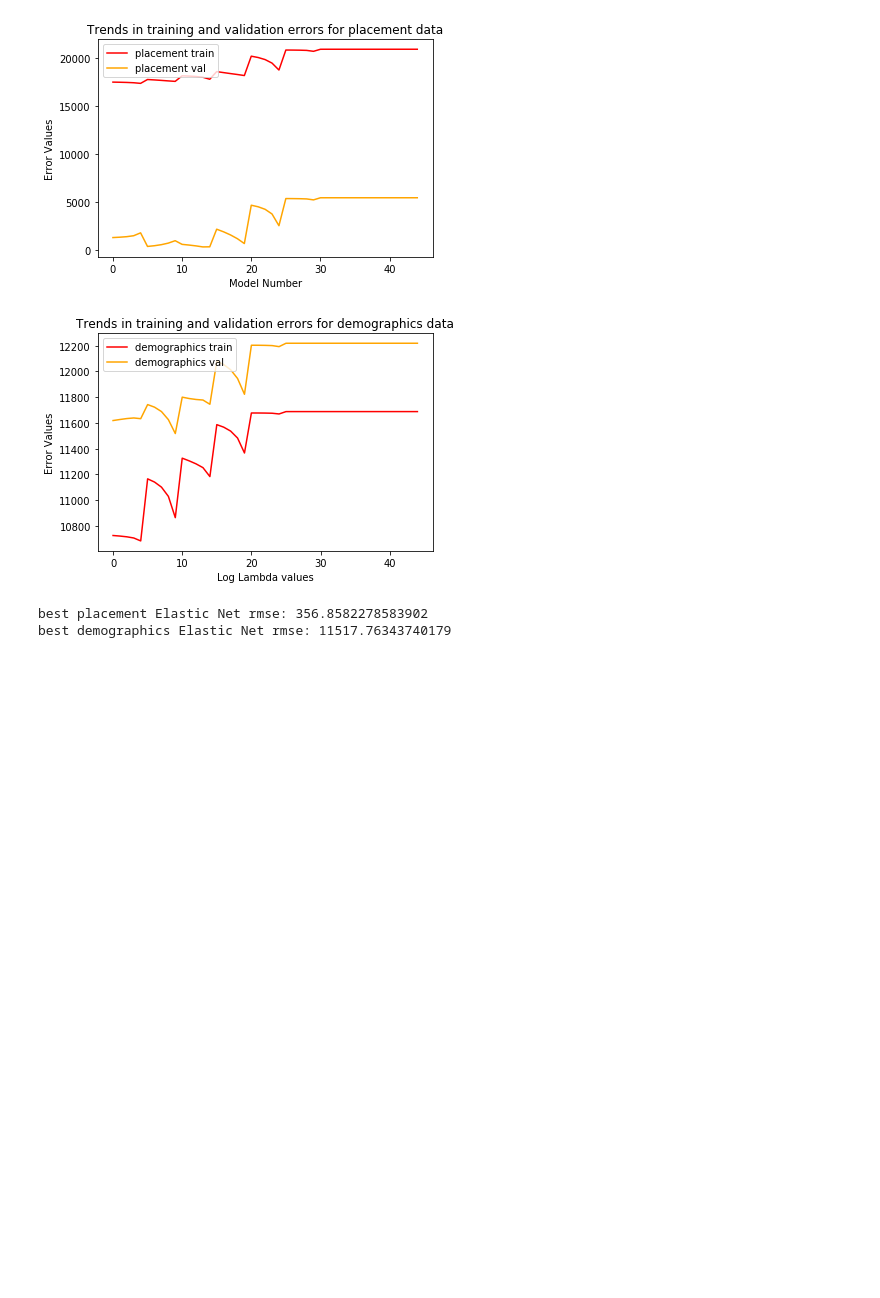
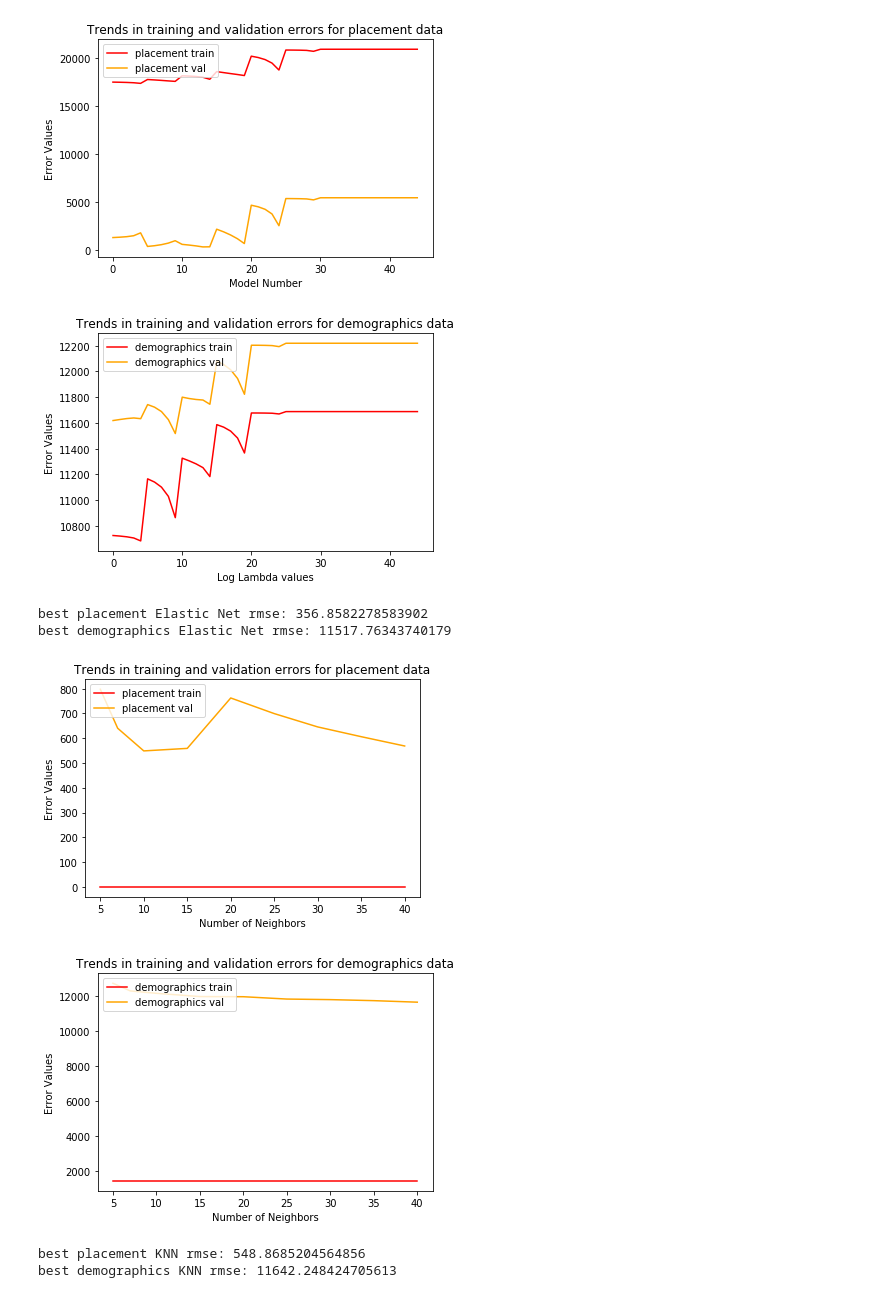
Before and after one commit to Zoheb0707/CSE_546_Project, a Jupyter notebook: ML model testing.ipynb, the cells around one changed output. Cells and saved outputs as stored; diff of their text form; code cells hidden in the pictures; blank space fills up the shorter version.

Commit message:
tested KNN, left SVM and Kernel

```diff
--- a/ML model testing.ipynb
+++ b/ML model testing.ipynb
@@ -369,5 +383,79 @@ print('best demographics Elastic Net rmse: ' + str(best_demographics_net_rmse))
 [figure]
 best placement Elastic Net rmse: 356.8582278583902
 best demographics Elastic Net rmse: 11517.76343740179
+# %%
+'''
+Test KNN regression
+'''
+from sklearn.neighbors import KNeighborsRegressor as KNN
+
+placement_train_rmse_list = []
+placement_val_rmse_list = []
+demographics_train_rmse_list = []
+demographics_val_rmse_list = []
+
+n_neighbors_list = [5,7,10,15,20,25,30,35,40]
+weights = 'distance'
+algorithm = 'auto'
+
+
+best_placement_KNN_model = None
+best_placement_KNN_R_sq = -float('Inf')
+best_placement_KNN_rmse = float('Inf')
+
+best_demographics_KNN_model = None
+best_demographics_KNN_R_sq = -float('Inf')
+best_demographics_KNN_rmse = float('Inf')
+
+for n_neighbors in n_neighbors_list:
+    KNN_Model = KNN(n_neighbors = n_neighbors, weights = weights, algorithm = algorithm)
+
+    KNN_Model.fit(placement_train_X,placement_train_Y)
+    current_placement_R_sq = KNN_Model.score(placement_train_X,placement_train_Y)
+    current_placement_train_rmse = RMSE(KNN_Model.predict(placement_train_X),placement_train_Y)
+    current_placement_val_rmse = RMSE(KNN_Model.predict(placement_val_X),placement_val_Y)
+    placement_train_rmse_list.append(current_placement_train_rmse)
+    placement_val_rmse_list.append(current_placement_val_rmse)
+
+    if current_placement_val_rmse < best_placement_KNN_rmse:
+        best_placement_KNN_model = KNN_Model
+        best_placement_KNN_R_sq = current_placement_R_sq
+        best_placement_KNN_rmse = current_placement_val_rmse
+
+    KNN_Model.fit(demographics_train_X,demographics_train_Y)
+    current_demographics_R_sq = KNN_Model.score(demographics_train_X,demographics_train_Y)
+    current_demographics_train_rmse = RMSE(KNN_Model.predict(demographics_train_X),demographics_train_Y)
+    current_demographics_val_rmse = RMSE(KNN_Model.predict(demographics_val_X),demographics_val_Y)
+    demographics_train_rmse_list.append(current_demographics_train_rmse)
+    demographics_val_rmse_list.append(current_demographics_val_rmse)
+
+    if current_demographics_val_rmse < best_demographics_KNN_rmse:
+        best_demographics_KNN_model = KNN_Model
+        best_demographics_KNN_R_sq = current_demographics_R_sq
+        best_demographics_KNN_rmse = current_demographics_val_rmse
+
+
+plt.plot(n_neighbors_list,placement_train_rmse_list,label = 'placement train',color = 'red')
+plt.plot(n_neighbors_list,placement_val_rmse_list,label = 'placement val', color = 'orange')
+plt.xlabel('Number of Neighbors')
+plt.ylabel('Error Values')
+plt.title('Trends in training and validation errors for placement data')
+plt.legend(loc='upper left')
+plt.show()
+plt.figure()
+plt.plot(n_neighbors_list,demographics_train_rmse_list,label = 'demographics train',color = 'red')
+plt.plot(n_neighbors_list,demographics_val_rmse_list,label = 'demographics val', color = 'orange')
+plt.xlabel('Number of Neighbors')
+plt.ylabel('Error Values')
+plt.title('Trends in training and validation errors for demographics data')
+plt.legend(loc='upper left')
+plt.show()
+print('best placement KNN rmse: ' + str(best_placement_KNN_rmse))
+print('best demographics KNN rmse: ' + str(best_demographics_KNN_rmse))
+# %% [output]
+[figure, added]
+[figure, added]
+best placement KNN rmse: 548.8685204564856
+best demographics KNN rmse: 11642.248424705613
 # %%
 '''
```
Also changed, not shown: parts of 3 cells of this notebook.
